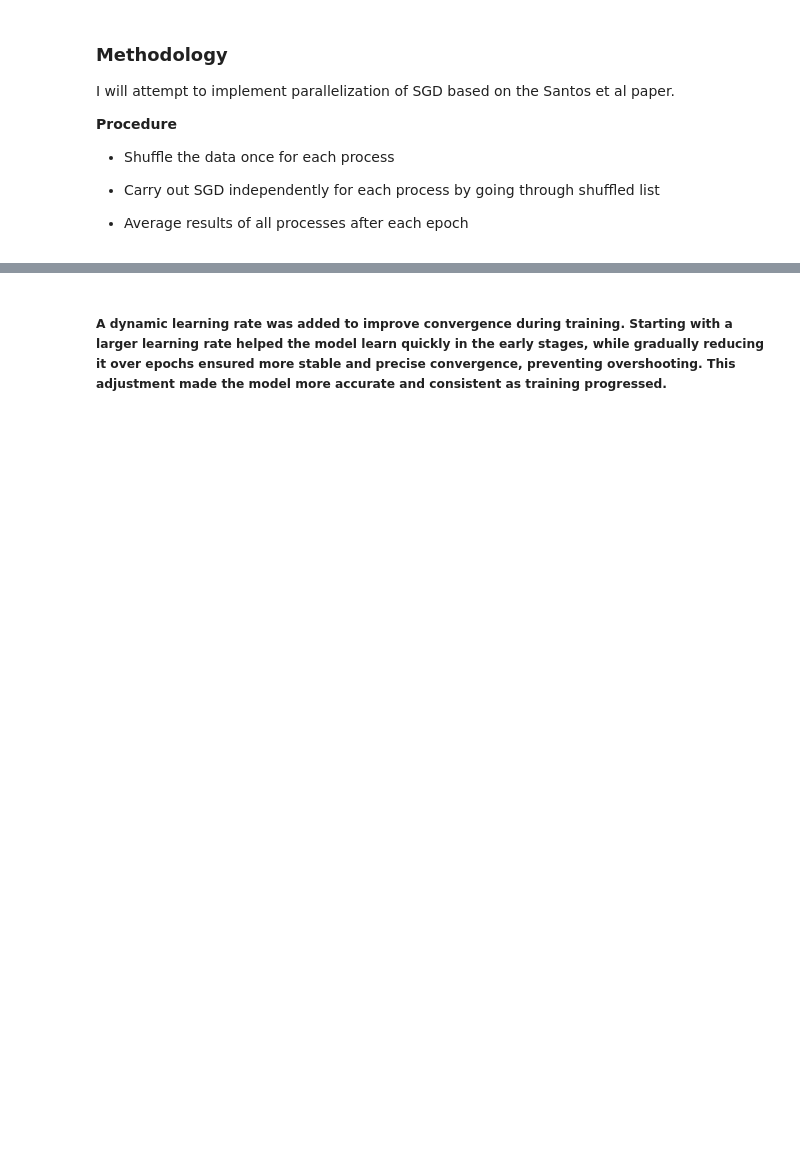
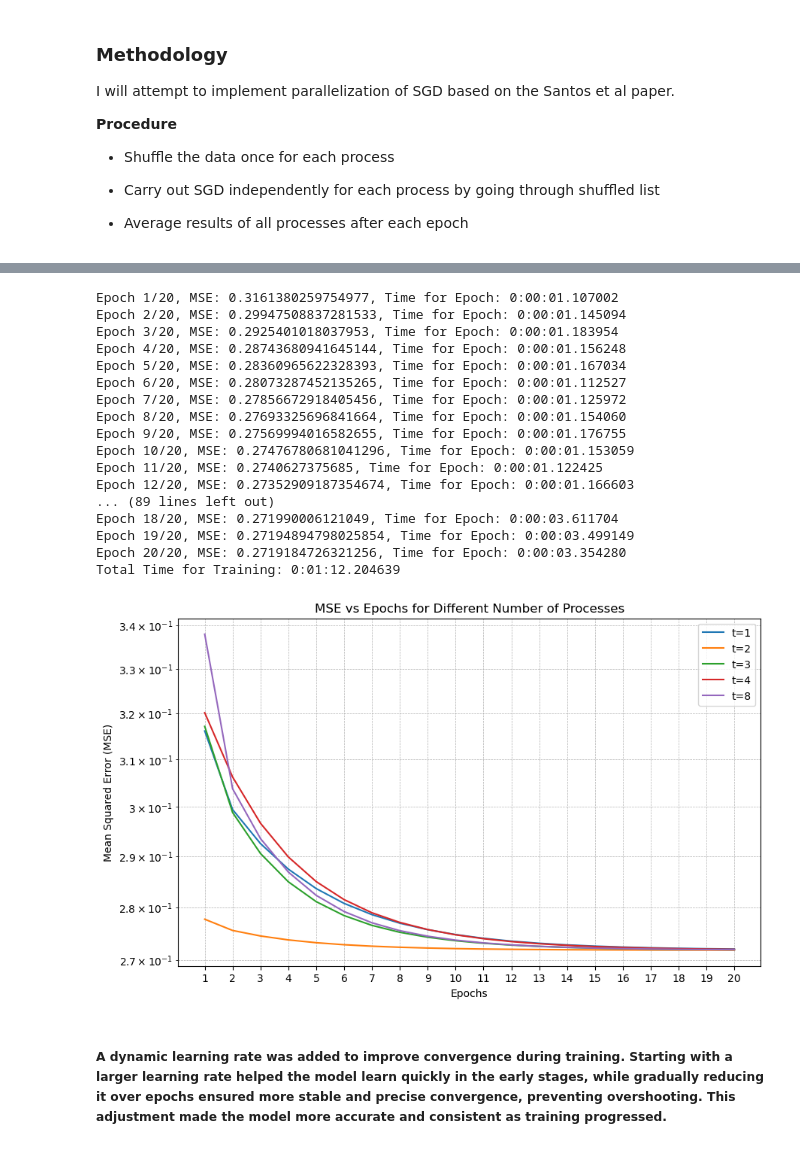
Before and after one commit to shreyashonnalli/ST444, a Jupyter notebook: SGD_by_Epoch_Notebook.ipynb, the cells around one changed output, grey strips where cells are left out. Saved outputs shown, nothing was run; the diff lists cells and outputs as text; code cells hidden in the pictures; blank space fills up the shorter version.

```diff
--- a/SGD_by_Epoch_Notebook.ipynb
+++ b/SGD_by_Epoch_Notebook.ipynb
@@ -140,3 +140,24 @@ Total Time for Training: 0:00:19.983990
+# %%
+plot_mse_vs_epochs(X, y, 4, 0.0001, 200000)
+# %% [output]
+Epoch 1/20, MSE: 0.3161380259754977, Time for Epoch: 0:00:01.107002
+Epoch 2/20, MSE: 0.29947508837281533, Time for Epoch: 0:00:01.145094
+Epoch 3/20, MSE: 0.2925401018037953, Time for Epoch: 0:00:01.183954
+Epoch 4/20, MSE: 0.28743680941645144, Time for Epoch: 0:00:01.156248
+Epoch 5/20, MSE: 0.28360965622328393, Time for Epoch: 0:00:01.167034
+Epoch 6/20, MSE: 0.28073287452135265, Time for Epoch: 0:00:01.112527
+Epoch 7/20, MSE: 0.27856672918405456, Time for Epoch: 0:00:01.125972
+Epoch 8/20, MSE: 0.27693325696841664, Time for Epoch: 0:00:01.154060
+Epoch 9/20, MSE: 0.27569994016582655, Time for Epoch: 0:00:01.176755
+Epoch 10/20, MSE: 0.27476780681041296, Time for Epoch: 0:00:01.153059
+Epoch 11/20, MSE: 0.2740627375685, Time for Epoch: 0:00:01.122425
+Epoch 12/20, MSE: 0.27352909187354674, Time for Epoch: 0:00:01.166603
+... (89 lines left out)
+Epoch 18/20, MSE: 0.271990006121049, Time for Epoch: 0:00:03.611704
+Epoch 19/20, MSE: 0.27194894798025854, Time for Epoch: 0:00:03.499149
+Epoch 20/20, MSE: 0.2719184726321256, Time for Epoch: 0:00:03.354280
+Total Time for Training: 0:01:12.204639
+[figure, added]
 # %% [markdown]
 ##### A dynamic learning rate was added to improve convergence during training. Starting with a larger learning rate helped the model learn quickly in the early stages, while gradually reducing it over epochs ensured more stable and precise convergence, preventing overshooting. This adjustment made the model more accurate and consistent as training progressed.
 # %%
```
Also changed, not shown: parts of 2 cells of this notebook.
